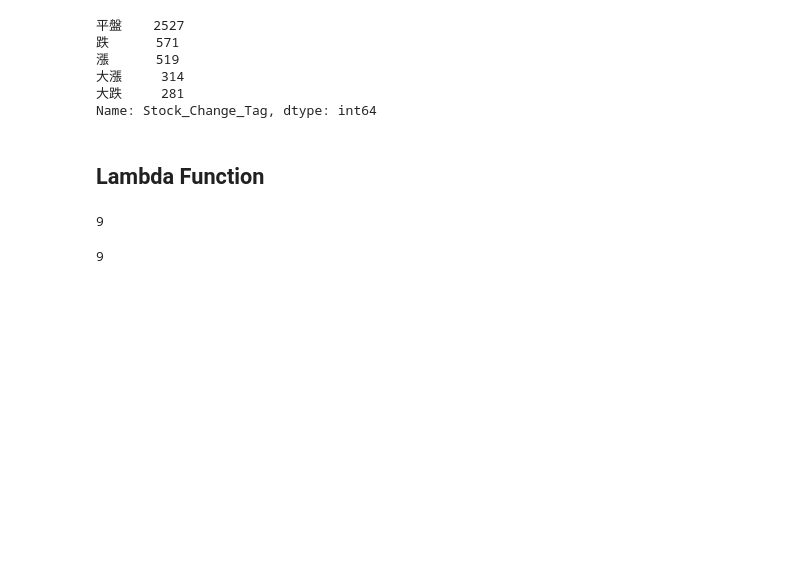
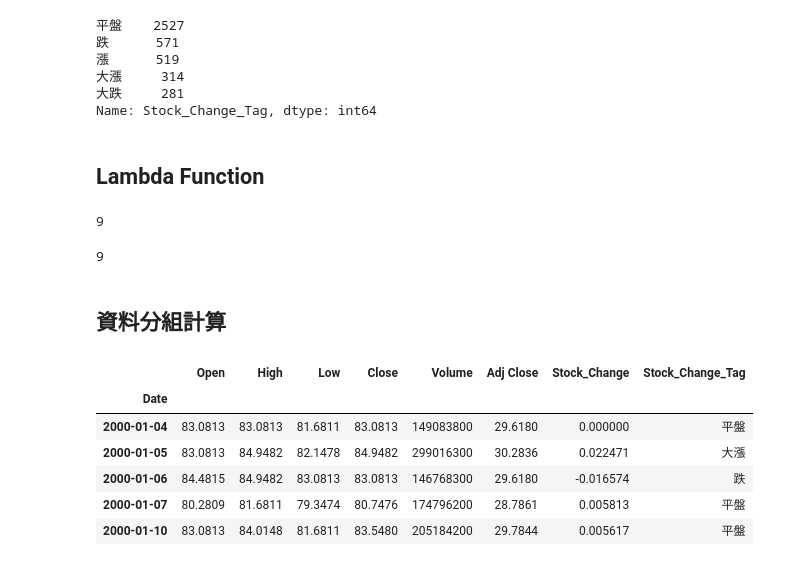
Before and after one commit to ywchiu/pyfintech2, a Jupyter notebook: 20160930Demo.ipynb, the cells around one changed output. Drawn from its saved outputs; the diff is of its cells as text; code cells hidden in the pictures; blank space fills up the shorter version.

```diff
--- a/20160930Demo.ipynb
+++ b/20160930Demo.ipynb
@@ -342,3 +344,15 @@ e3 = lambda e : e * e
 e3(3)
 # %% [output]
 9
+# %% [markdown]
+## 資料分組計算
+# %%
+df.head()
+# %% [output]
+|  | Open | High | Low | Close | Volume | Adj Close | Stock_Change | Stock_Change_Tag |
+| Date |  |  |  |  |  |  |  |  |
+| 2000-01-04 | 83.0813 | 83.0813 | 81.6811 | 83.0813 | 149083800 | 29.6180 | 0.000000 | 平盤 |
+| 2000-01-05 | 83.0813 | 84.9482 | 82.1478 | 84.9482 | 299016300 | 30.2836 | 0.022471 | 大漲 |
+| 2000-01-06 | 84.4815 | 84.9482 | 83.0813 | 83.0813 | 146768300 | 29.6180 | -0.016574 | 跌 |
+| 2000-01-07 | 80.2809 | 81.6811 | 79.3474 | 80.7476 | 174796200 | 28.7861 | 0.005813 | 平盤 |
+| 2000-01-10 | 83.0813 | 84.0148 | 81.6811 | 83.5480 | 205184200 | 29.7844 | 0.005617 | 平盤 |
```
Also changed, not shown: parts of 3 cells of this notebook.
